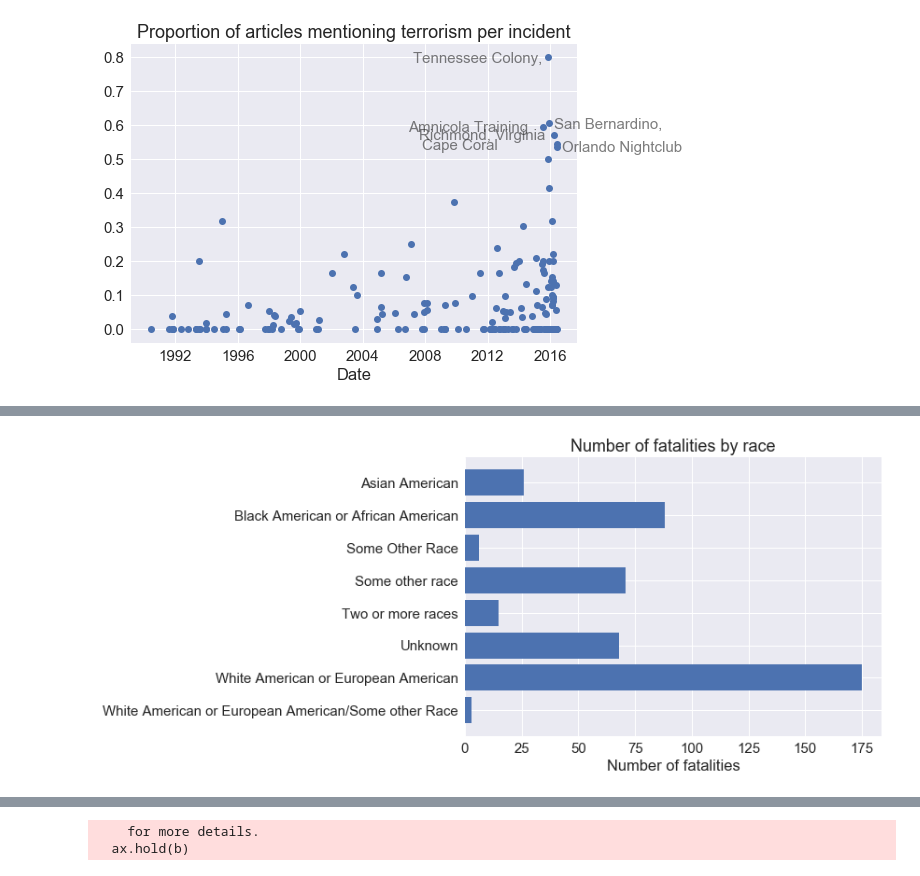
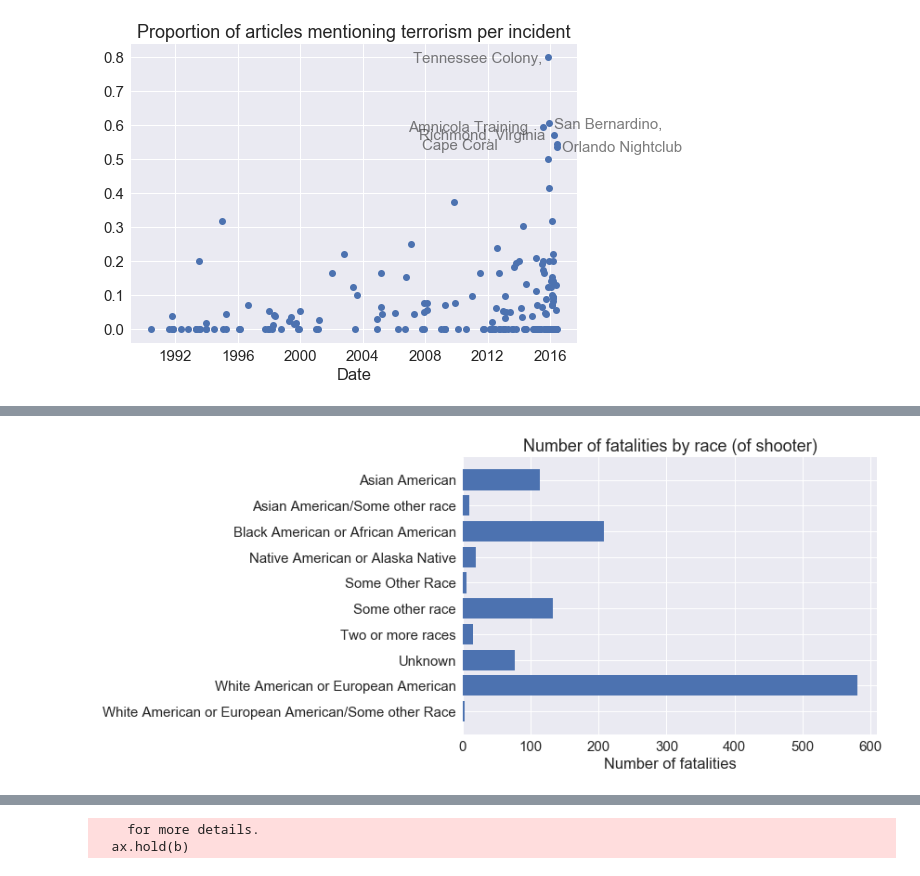
Before and after one commit to dallascard/terrorism, a Jupyter notebook: explore_articles.ipynb, the cells around one changed output, grey strips where cells are left out. Drawn from its saved outputs; the diff is of its cells as text; code cells hidden in the pictures.

```diff
--- a/explore_articles.ipynb
+++ b/explore_articles.ipynb
@@ -313,5 +313,5 @@ ax.set_title('Proportion of articles mentioning terrorism per year')
 # %%
-grouped = df[df.year > 2014].groupby('race')
+grouped = df.groupby('race')
 summed_by_race = grouped.aggregate(np.sum)
 summed_by_race.sort_index()
 races = list(summed_by_race.index)
@@ -328,12 +328,12 @@ ax.set_title('Number of incidents by race');
 # %%
 fig, ax = plt.subplots()
 ax.barh(yticks, width=summed_by_race.n_fatalities)
 ax.set_yticks(yticks)
 ax.set_yticklabels(races)
 ax.set_xlabel('Number of fatalities')
-ax.set_title('Number of fatalities by race');
+ax.set_title('Number of fatalities by race (of shooter)');
 # %% [output]
-[figure, old version]
+[figure, new version]
 # %%
 keys = list(articles_per_race.keys())
 keys = [k for k in keys if articles_per_race[k] > 50]
```
Also changed, not shown: parts of 5 cells of this notebook.
